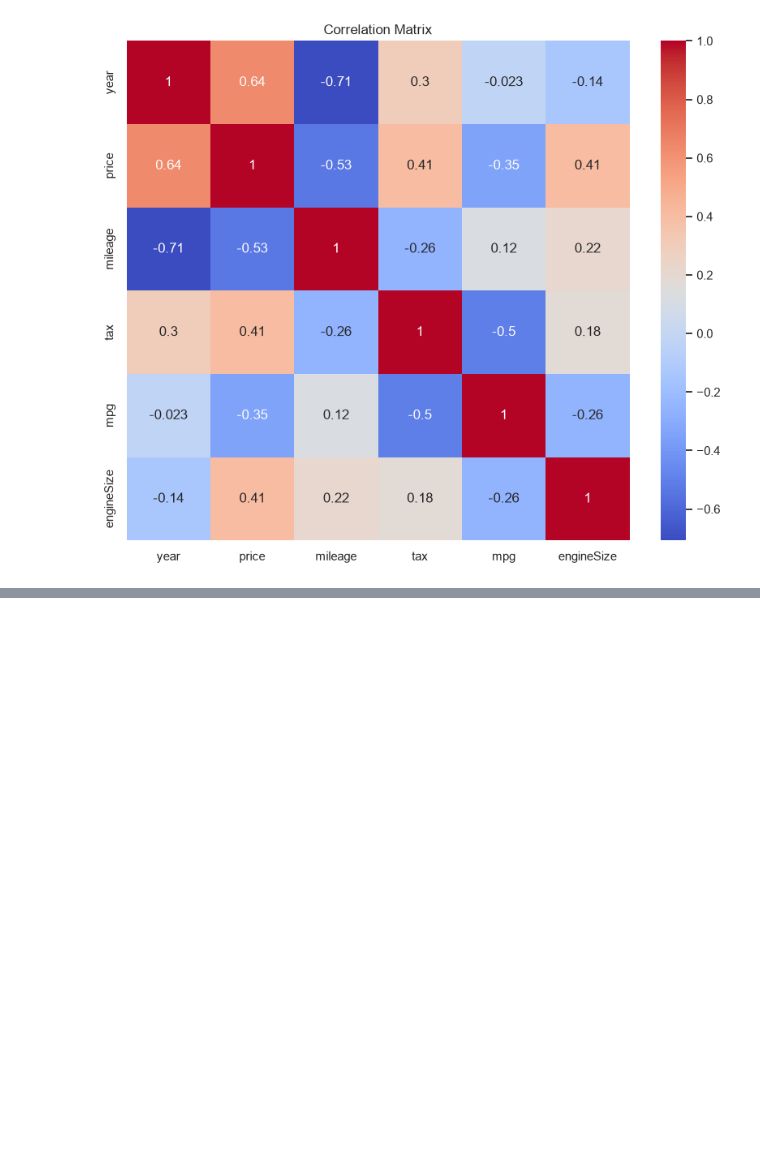
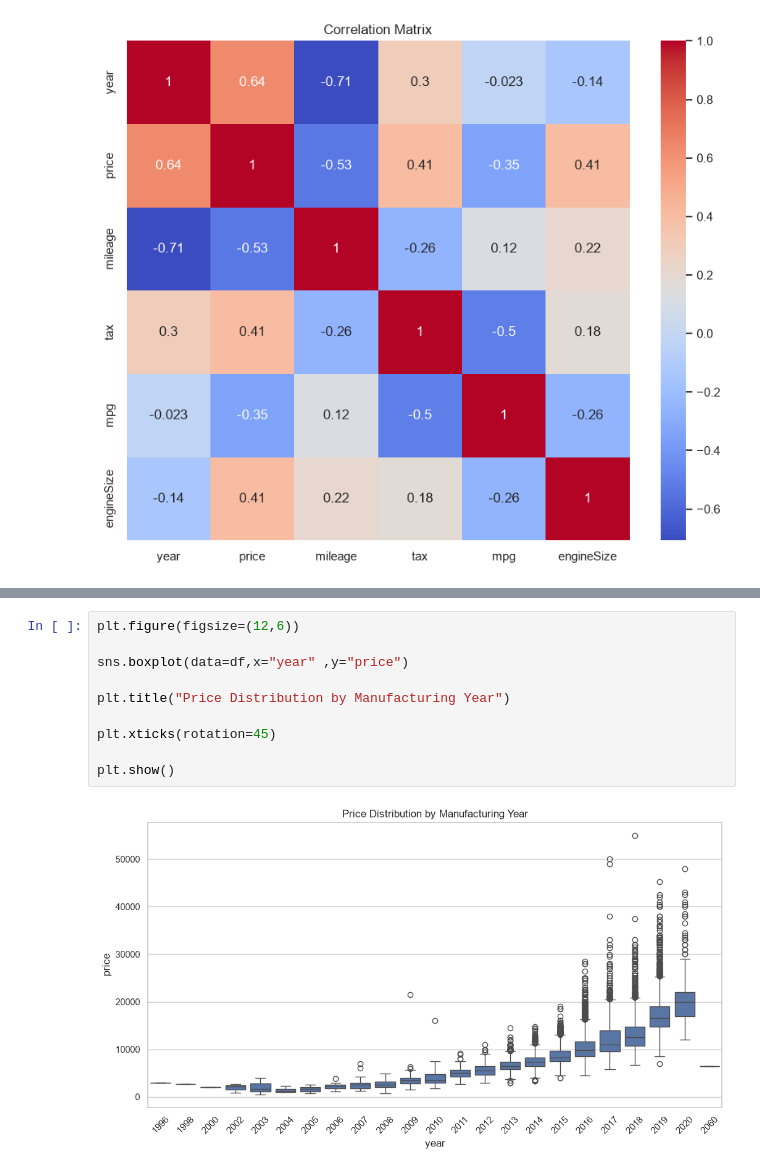
Before and after one commit to krishiv-3/AutoPrice-AI-Pro, a Jupyter notebook: notebooks/02_Exploratory_Data_Analysis.ipynb, the cells around one changed output, grey strips where cells are left out. Drawn from its saved outputs; the diff is of its cells as text; blank space fills up the shorter version.

```diff
--- a/notebooks/02_Exploratory_Data_Analysis.ipynb
+++ b/notebooks/02_Exploratory_Data_Analysis.ipynb
@@ -102,0 +111,12 @@ plt.show()
+# %%
+plt.figure(figsize=(12,6))
+
+sns.boxplot(data=df,x="year" ,y="price")
+
+plt.title("Price Distribution by Manufacturing Year")
+
+plt.xticks(rotation=45)
+
+plt.show()
+# %% [output]
+[figure, added]
```
Also changed, not shown: parts of 12 cells of this notebook.
